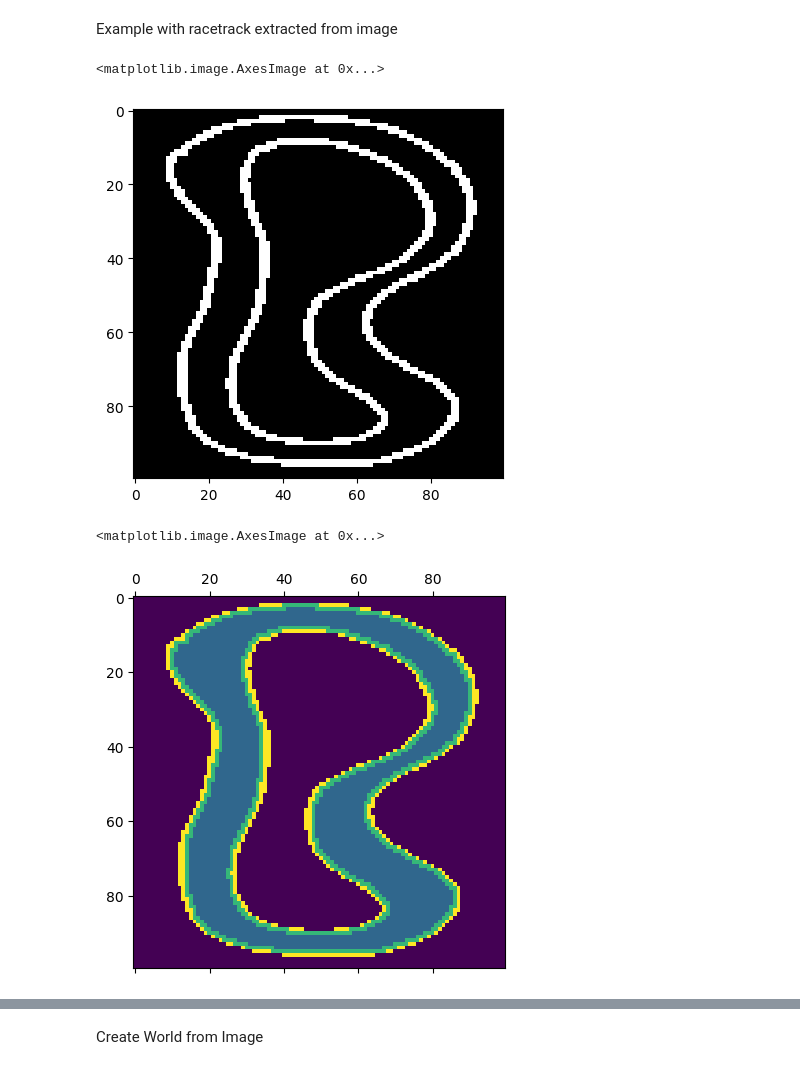
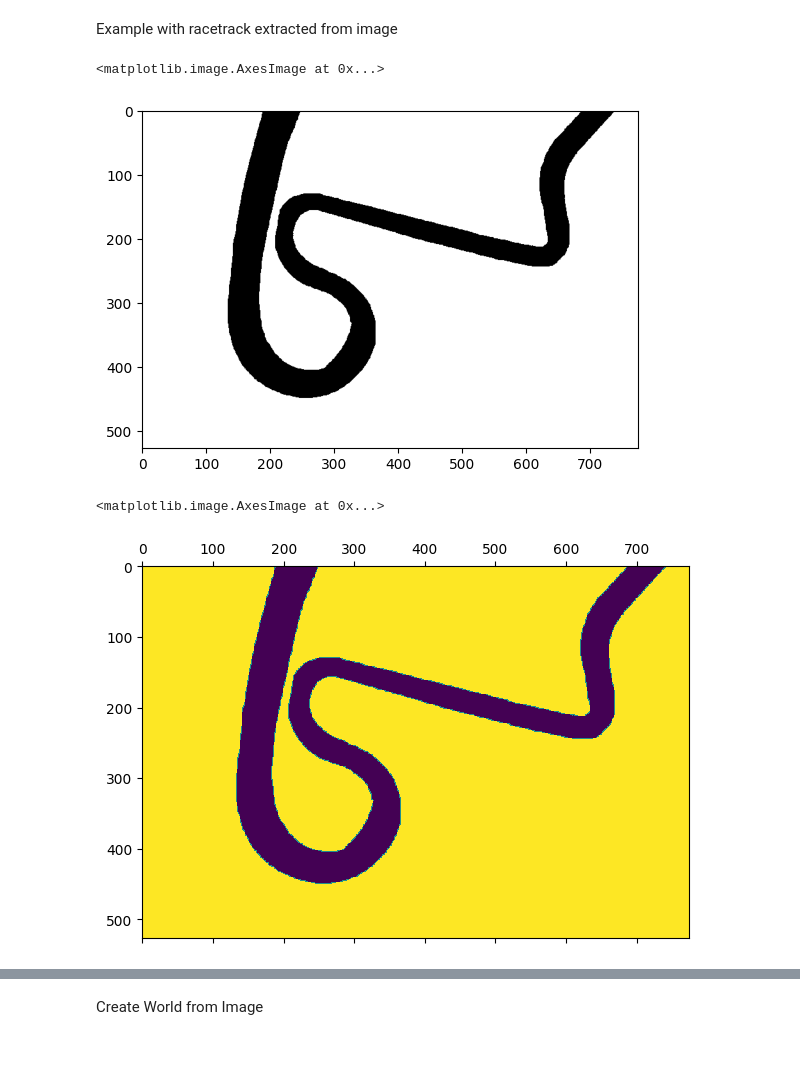
Before and after one commit to tim200002/TAS-Racer, a Jupyter notebook: scripts/generate_np_map.ipynb, the cells around one changed output, grey strips where cells are left out. Drawn from its saved outputs; the diff is of its cells as text; code cells hidden in the pictures.

```diff
--- a/scripts/generate_np_map.ipynb
+++ b/scripts/generate_np_map.ipynb
@@ -241,21 +346,21 @@ Example with racetrack extracted from image
 # %%
 import cv2
 
-img = cv2.imread("./track.jpg", cv2.IMREAD_GRAYSCALE)
-img = cv2.resize(img, (100, 100))
+img = cv2.imread("./track_2.jpeg", cv2.IMREAD_GRAYSCALE)
+#img = cv2.resize(img, (100, 100))
 
 _, img_binarized = cv2.threshold(img, 127, 255, cv2.THRESH_BINARY_INV)
 img_binarized = (img_binarized == 255) * 1
 
 
 plt.imshow(img_binarized, 'gray',vmin=0,vmax=1)
 # %% [output]
 <matplotlib.image.AxesImage at 0x...>
-[figure, old version]
+[figure, new version]
 # %%
-classified_grid = classify_points(20, 20, img_binarized)
+classified_grid = classify_points_non_recursive((200, 100), img_binarized)
 plt.matshow(classified_grid)
 # %% [output]
 <matplotlib.image.AxesImage at 0x...>
-[figure, old version]
+[figure, new version]
 # %%
```
Also changed, not shown: parts of 6 cells of this notebook.
